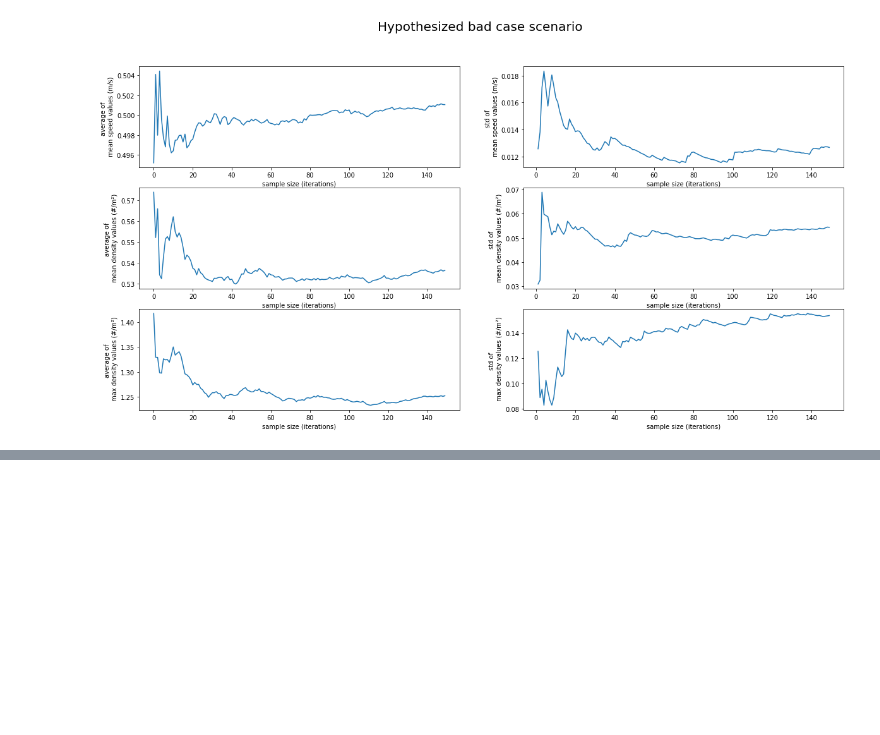
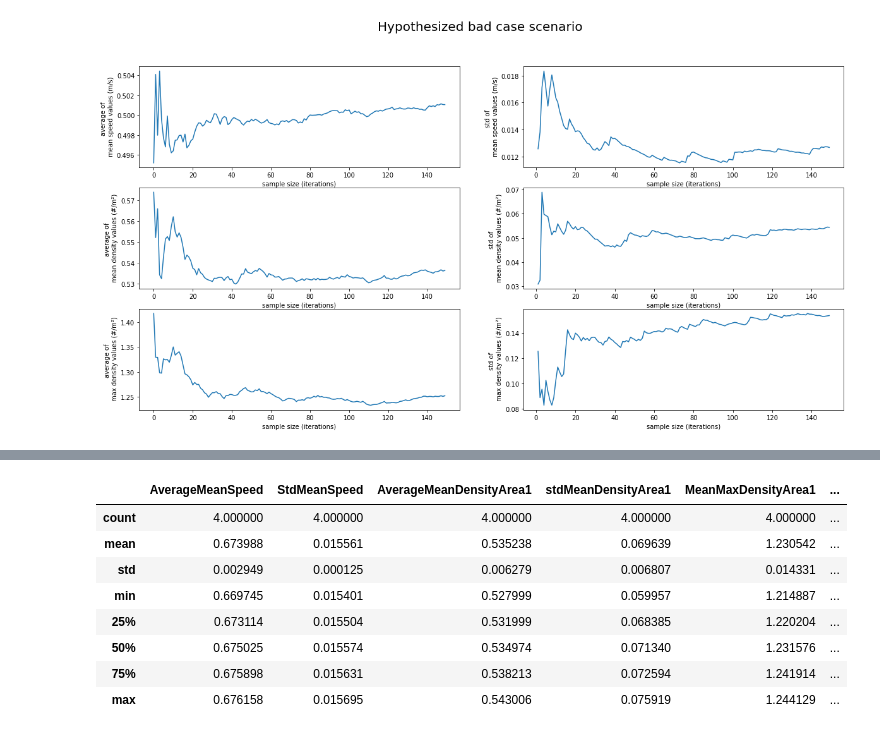
Before and after one commit to floristevito/CrowdSim, a Jupyter notebook: analysis/seed_analysis_results.ipynb, the cells around one changed output, grey strips where cells are left out. Saved outputs shown, nothing was run; the diff lists cells and outputs as text; code cells hidden in the pictures; blank space fills up the shorter version.

```diff
--- a/analysis/seed_analysis_results.ipynb
+++ b/analysis/seed_analysis_results.ipynb
@@ -137,0 +101,12 @@ array([0.4363303 , 0.0251359 , 0.52272742, 0.02457094, 0.69792475,
+# %%
+add_base_case_outcomes.describe()
+# %% [output]
+|  | AverageMeanSpeed | StdMeanSpeed | AverageMeanDensityArea1 | stdMeanDensityArea1 | MeanMaxDensityArea1 | ... |
+| count | 4.000000 | 4.000000 | 4.000000 | 4.000000 | 4.000000 | ... |
+| mean | 0.673988 | 0.015561 | 0.535238 | 0.069639 | 1.230542 | ... |
+| std | 0.002949 | 0.000125 | 0.006279 | 0.006807 | 0.014331 | ... |
+| min | 0.669745 | 0.015401 | 0.527999 | 0.059957 | 1.214887 | ... |
+| 25% | 0.673114 | 0.015504 | 0.531999 | 0.068385 | 1.220204 | ... |
+| 50% | 0.675025 | 0.015574 | 0.534974 | 0.071340 | 1.231576 | ... |
+| 75% | 0.675898 | 0.015631 | 0.538213 | 0.072594 | 1.241914 | ... |
+| max | 0.676158 | 0.015695 | 0.543006 | 0.075919 | 1.244129 | ... |
```
Also changed, not shown: parts of 8 cells of this notebook, 3 other files.
